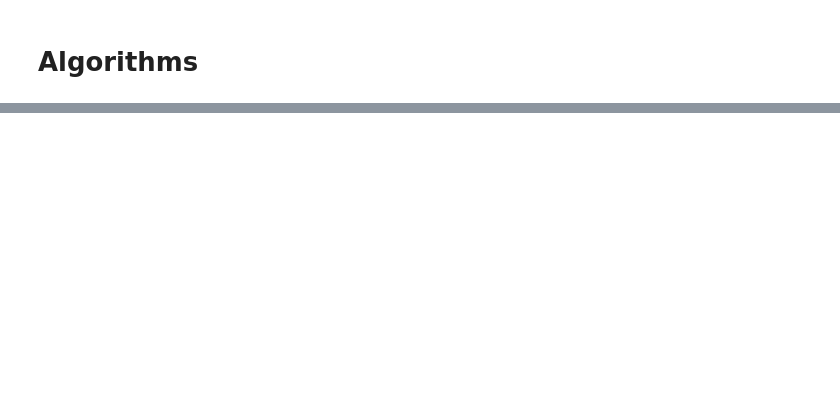
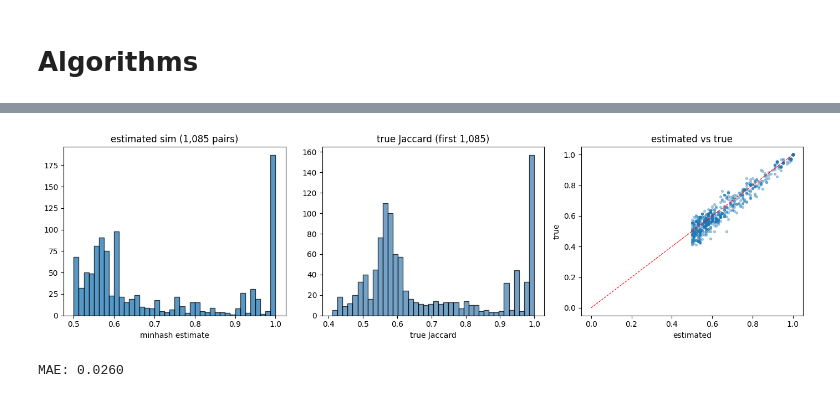
Before and after one commit to nikitaolefir/AMD_SimilarItems, a Jupyter notebook: main.ipynb, the cells around one changed output, grey strips where cells are left out. Saved outputs shown, nothing was run; the diff lists cells and outputs as text; code cells hidden in the pictures; blank space fills up the shorter version.

```diff
--- a/main.ipynb
+++ b/main.ipynb
@@ -331,0 +560,8 @@ n_hashes=200   MAE: 0.0105
+# %%
+for rank, (i, j, est) in enumerate(similar_full[:20], 1):
+    true = jaccard(shingles_full[i], shingles_full[j])
+    print(f'{rank:2}. est={est:.3f}  true={true:.3f}  '
+          f'[{df.iloc[i]["categories"]}] vs [{df.iloc[j]["categories"]}]')
+    print(f'    {df.iloc[i]["title"][:75]}')
+    print(f'    {df.iloc[j]["title"][:75]}')
+    print()
@@ -331,0 +586,31 @@ n_hashes=200   MAE: 0.0105
+# %%
+if similar_full:
+    ests = [e for _, _, e in similar_full]
+    sample = similar_full[:2_000]
+    trues  = [jaccard(shingles_full[i], shingles_full[j]) for i, j, _ in sample]
+    ests_s = [e for _, _, e in sample]
+
+    fig, axes = plt.subplots(1, 3, figsize=(14, 4))
+
+    axes[0].hist(ests, bins=40, edgecolor='k', alpha=0.75)
+    axes[0].set_title(f'estimated sim ({len(ests):,} pairs)')
+    axes[0].set_xlabel('minhash estimate')
+
+    axes[1].hist(trues, bins=40, edgecolor='k', alpha=0.75, color='steelblue')
+    axes[1].set_title(f'true Jaccard (first {len(trues):,})')
+    axes[1].set_xlabel('true Jaccard')
+
+    axes[2].scatter(ests_s, trues, s=8, alpha=0.35)
+    axes[2].plot([0, 1], [0, 1], 'r--', linewidth=0.8)
+    axes[2].set_xlabel('estimated')
+    axes[2].set_ylabel('true')
+    axes[2].set_title('estimated vs true')
+
+    plt.tight_layout()
+    plt.show()
+
+    mae = np.mean(np.abs(np.array(ests_s) - trues))
+    print(f'MAE: {mae:.4f}')
+# %% [output]
+[figure, added]
+MAE: 0.0260
```
Also changed, not shown: parts of 41 cells of this notebook, 1 other file.
